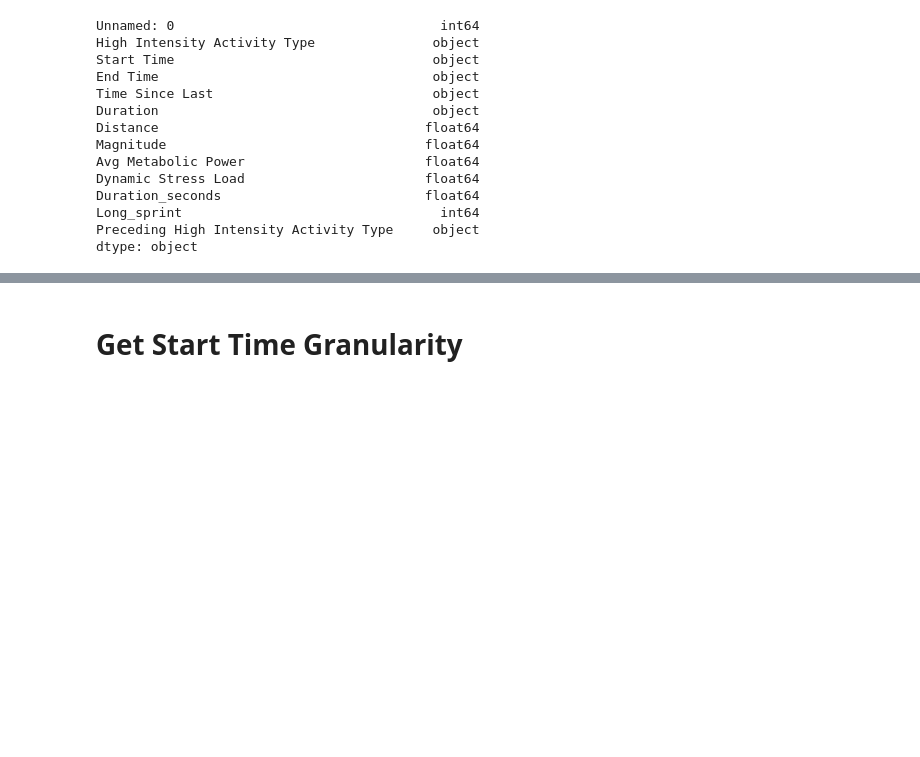
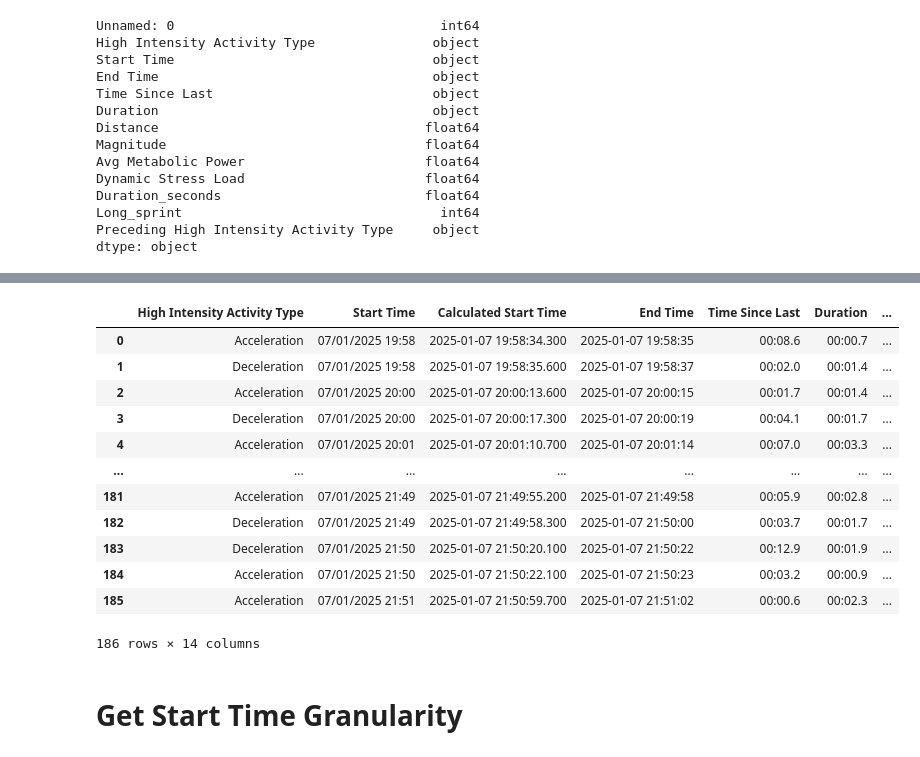
Before and after one commit to j-mundondo/football_data_chat, a Jupyter notebook: LLM/langchain_agent/langchain_function_development.ipynb, the cells around one changed output, grey strips where cells are left out. Cells and saved outputs as stored; diff of their text form; code cells hidden in the pictures; blank space fills up the shorter version.

```diff
--- a/LLM/langchain_agent/langchain_function_development.ipynb
+++ b/LLM/langchain_agent/langchain_function_development.ipynb
@@ -88,3 +97,36 @@ df
+# %%
+def add_time_since_last_any_action(df):
+    """
+    Adds a column calculating time between any consecutive high intensity actions
+    """
+    # Create a copy to avoid modifying original
+    df = df.copy()
+
+    # Calculate time difference between end of previous action and start of current action
+    df['Placeholder'] = (df['Calculated Start Time'].shift(-1) - df['End Time']).shift()
+
+    df.insert(6, 'Time Since Last Any Action', df['Placeholder'].apply(
+        lambda x: f"{int(x.total_seconds()//60):02d}:{x.total_seconds()%60:04.1f}" if pd.notna(x) else None
+    ))
+   # display(df.head())
+    df=df.drop('Placeholder', axis=1)
+    return df
+df = add_time_since_last_any_action(df)
+df
+# %% [output]
+|  | High Intensity Activity Type | Start Time | Calculated Start Time | End Time | Time Since Last | Duration | ... |
+| 0 | Acceleration | 07/01/2025 19:58 | 2025-01-07 19:58:34.300 | 2025-01-07 19:58:35 | 00:08.6 | 00:00.7 | ... |
+| 1 | Deceleration | 07/01/2025 19:58 | 2025-01-07 19:58:35.600 | 2025-01-07 19:58:37 | 00:02.0 | 00:01.4 | ... |
+| 2 | Acceleration | 07/01/2025 20:00 | 2025-01-07 20:00:13.600 | 2025-01-07 20:00:15 | 00:01.7 | 00:01.4 | ... |
+| 3 | Deceleration | 07/01/2025 20:00 | 2025-01-07 20:00:17.300 | 2025-01-07 20:00:19 | 00:04.1 | 00:01.7 | ... |
+| 4 | Acceleration | 07/01/2025 20:01 | 2025-01-07 20:01:10.700 | 2025-01-07 20:01:14 | 00:07.0 | 00:03.3 | ... |
+| ... | ... | ... | ... | ... | ... | ... | ... |
+| 181 | Acceleration | 07/01/2025 21:49 | 2025-01-07 21:49:55.200 | 2025-01-07 21:49:58 | 00:05.9 | 00:02.8 | ... |
+| 182 | Deceleration | 07/01/2025 21:49 | 2025-01-07 21:49:58.300 | 2025-01-07 21:50:00 | 00:03.7 | 00:01.7 | ... |
+| 183 | Deceleration | 07/01/2025 21:50 | 2025-01-07 21:50:20.100 | 2025-01-07 21:50:22 | 00:12.9 | 00:01.9 | ... |
+| 184 | Acceleration | 07/01/2025 21:50 | 2025-01-07 21:50:22.100 | 2025-01-07 21:50:23 | 00:03.2 | 00:00.9 | ... |
+| 185 | Acceleration | 07/01/2025 21:51 | 2025-01-07 21:50:59.700 | 2025-01-07 21:51:02 | 00:00.6 | 00:02.3 | ... |
+186 rows × 14 columns
 # %% [markdown]
 # Get Start Time Granularity
 # %% [markdown]
```
Also changed, not shown: parts of 32 cells of this notebook, 5 other files.
